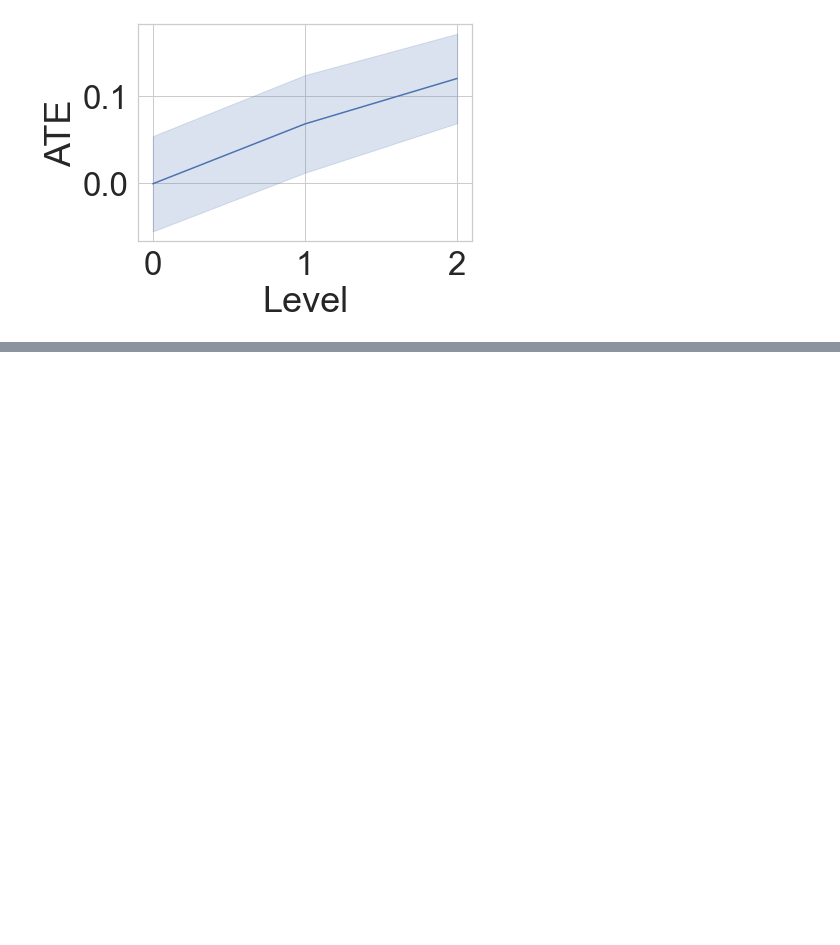
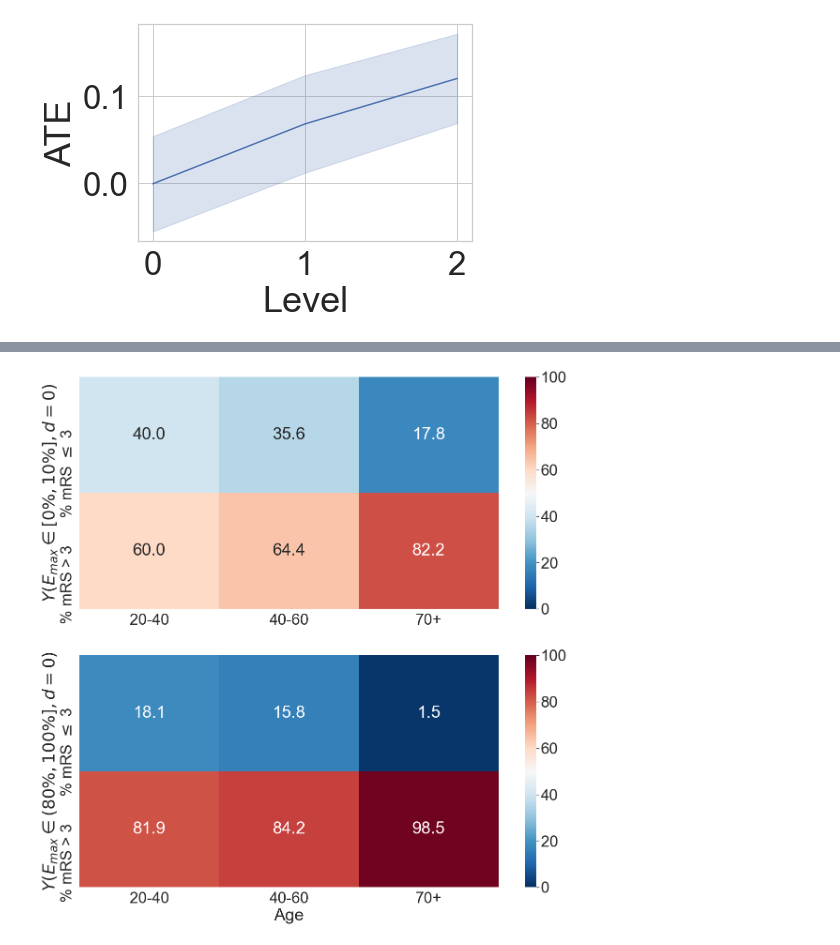
Before and after one commit to Hockey86/iic_causal_inference, a Jupyter notebook: aim2/short_term_drug_effect.ipynb, the cells around one changed output, grey strips where cells are left out. Drawn from its saved outputs; the diff is of its cells as text; code cells hidden in the pictures; blank space fills up the shorter version.

```diff
--- a/aim2/short_term_drug_effect.ipynb
+++ b/aim2/short_term_drug_effect.ipynb
@@ -893,0 +900,3 @@ levels
+# %%
+df_full_max_8 = df_max_8.join(cate_df_max_8[['Y1','Y0']])
+df_full_max_8
@@ -893,0 +917,43 @@ levels
+# %%
+columns = ['20-40','40-60','70+']
+index = ['% mRS $\\leq$ 3','% mRS > 3']
+mat0 = np.zeros((2,3))
+mat1 = np.zeros((2,3))
+for i in df_full_max_8.index:
+    age = df_full_max_8.loc[i,'Age']
+    if age<40:
+        mat0[1,0] += df_full_max_8.loc[i,'Y0']
+        mat1[1,0] += df_full_max_8.loc[i,'Y1']
+        mat0[0,0] += 1-df_full_max_8.loc[i,'Y0']
+        mat1[0,0] += 1-df_full_max_8.loc[i,'Y1']
+    elif age<60:
+        mat0[1,1] += df_full_max_8.loc[i,'Y0']
+        mat1[1,1] += df_full_max_8.loc[i,'Y1']
+        mat0[0,1] += 1-df_full_max_8.loc[i,'Y0']
+        mat1[0,1] += 1-df_full_max_8.loc[i,'Y1']
+    elif age>60:
+        mat0[1,2] += df_full_max_8.loc[i,'Y0']
+        mat1[1,2] += df_full_max_8.loc[i,'Y1']
+        mat0[0,2] += 1-df_full_max_8.loc[i,'Y0']
+        mat1[0,2] += 1-df_full_max_8.loc[i,'Y1']
+
+mat0[:,0] = mat0[:,0]*100.0/np.sum(mat0[:,0])
+mat0[:,1] = mat0[:,1]*100.0/np.sum(mat0[:,1])
+mat0[:,2] = mat0[:,2]*100.0/np.sum(mat0[:,2])
+
+mat1[:,0] = mat1[:,0]*100.0/np.sum(mat1[:,0])
+mat1[:,1] = mat1[:,1]*100.0/np.sum(mat1[:,1])
+mat1[:,2] = mat1[:,2]*100.0/np.sum(mat1[:,2])
+
+df_mat0 = pd.DataFrame(mat0,columns=columns,index=index)
+df_mat1 = pd.DataFrame(mat1,columns=columns,index=index)
+# %%
+fig,ax = plt.subplots(nrows=2,figsize=(20,20))
+sns.heatmap(df_mat0,annot=True,cmap="RdBu_r",center=50, ax = ax[0], fmt='.1f', vmin=0, vmax=100)
+ax[0].set_ylabel('$Y(E_{max} \\in [0\%,10\%], d = 0 )$')
+sns.heatmap(df_mat1,annot=True,cmap="RdBu_r",center=50, ax=ax[1], fmt='.1f', vmin=0, vmax=100)
+ax[1].set_ylabel('$Y(E_{max} \\in (80\%,100\%], d = 0 )$')
+plt.xlabel('Age')
+plt.savefig('y_age.png')
+# %% [output]
+[figure, added]
```
Also changed, not shown: parts of 9 cells of this notebook, 5 other files.
